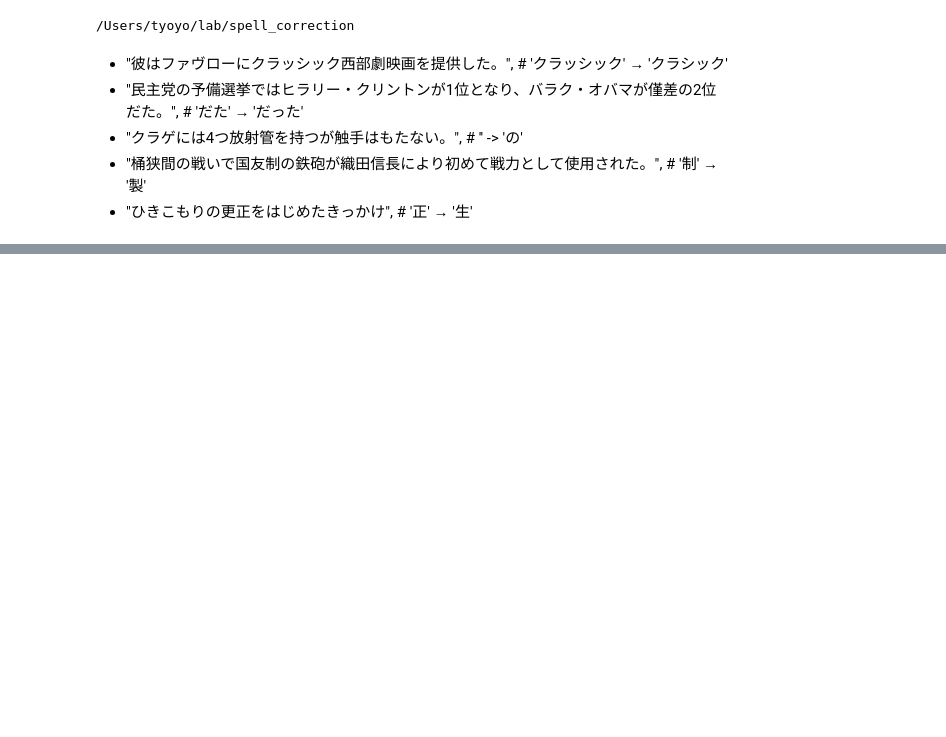
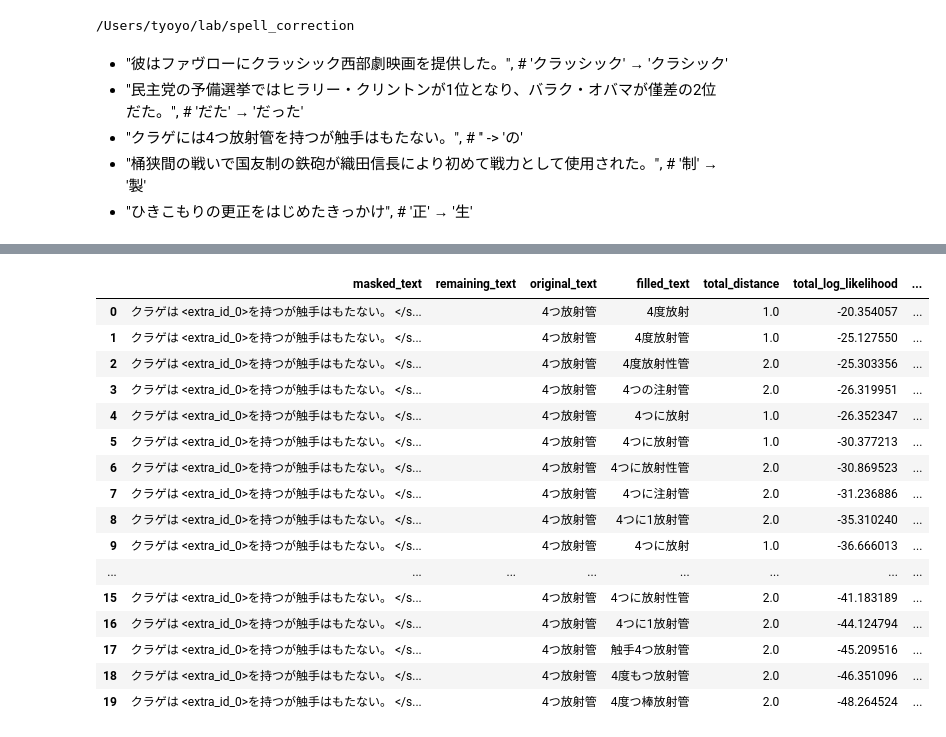
Before and after one commit to tyo-yo/spell_correction, a Jupyter notebook: notebooks/analyze_mt5_small_matching.ipynb, the cells around one changed output, grey strips where cells are left out. Saved outputs shown, nothing was run; the diff lists cells and outputs as text; code cells hidden in the pictures; blank space fills up the shorter version.

```diff
--- a/notebooks/analyze_mt5_small_matching.ipynb
+++ b/notebooks/analyze_mt5_small_matching.ipynb
@@ -156,0 +279,22 @@ to_df(beams).head(n=20)
+# %%
+beams = spell_corrector.beam_search("クラゲは <extra_id_0>を持つが触手はもたない。 </s>4つ放射管", original_token="4つ放射管", beam_size=10)
+df = to_df(beams)
+df
+# %% [output]
+|  | masked_text | remaining_text | original_text | filled_text | total_distance | total_log_likelihood | ... |
+| 0 | クラゲは <extra_id_0>を持つが触手はもたない。 </s... |  | 4つ放射管 | 4度放射 | 1.0 | -20.354057 | ... |
+| 1 | クラゲは <extra_id_0>を持つが触手はもたない。 </s... |  | 4つ放射管 | 4度放射管 | 1.0 | -25.127550 | ... |
+| 2 | クラゲは <extra_id_0>を持つが触手はもたない。 </s... |  | 4つ放射管 | 4度放射性管 | 2.0 | -25.303356 | ... |
+| 3 | クラゲは <extra_id_0>を持つが触手はもたない。 </s... |  | 4つ放射管 | 4つの注射管 | 2.0 | -26.319951 | ... |
+| 4 | クラゲは <extra_id_0>を持つが触手はもたない。 </s... |  | 4つ放射管 | 4つに放射 | 1.0 | -26.352347 | ... |
+| 5 | クラゲは <extra_id_0>を持つが触手はもたない。 </s... |  | 4つ放射管 | 4つに放射管 | 1.0 | -30.377213 | ... |
+| 6 | クラゲは <extra_id_0>を持つが触手はもたない。 </s... |  | 4つ放射管 | 4つに放射性管 | 2.0 | -30.869523 | ... |
+| 7 | クラゲは <extra_id_0>を持つが触手はもたない。 </s... |  | 4つ放射管 | 4つに注射管 | 2.0 | -31.236886 | ... |
+| 8 | クラゲは <extra_id_0>を持つが触手はもたない。 </s... |  | 4つ放射管 | 4つに1放射管 | 2.0 | -35.310240 | ... |
+| 9 | クラゲは <extra_id_0>を持つが触手はもたない。 </s... |  | 4つ放射管 | 4つに放射 | 1.0 | -36.666013 | ... |
+| ... | ... | ... | ... | ... | ... | ... | ... |
+| 15 | クラゲは <extra_id_0>を持つが触手はもたない。 </s... |  | 4つ放射管 | 4つに放射性管 | 2.0 | -41.183189 | ... |
+| 16 | クラゲは <extra_id_0>を持つが触手はもたない。 </s... |  | 4つ放射管 | 4つに1放射管 | 2.0 | -44.124794 | ... |
+| 17 | クラゲは <extra_id_0>を持つが触手はもたない。 </s... |  | 4つ放射管 | 触手4つ放射管 | 2.0 | -45.209516 | ... |
+| 18 | クラゲは <extra_id_0>を持つが触手はもたない。 </s... |  | 4つ放射管 | 4度もつ放射管 | 2.0 | -46.351096 | ... |
+| 19 | クラゲは <extra_id_0>を持つが触手はもたない。 </s... |  | 4つ放射管 | 4度つ棒放射管 | 2.0 | -48.264524 | ... |
```
Also changed, not shown: parts of 20 cells of this notebook, 1 other file.
